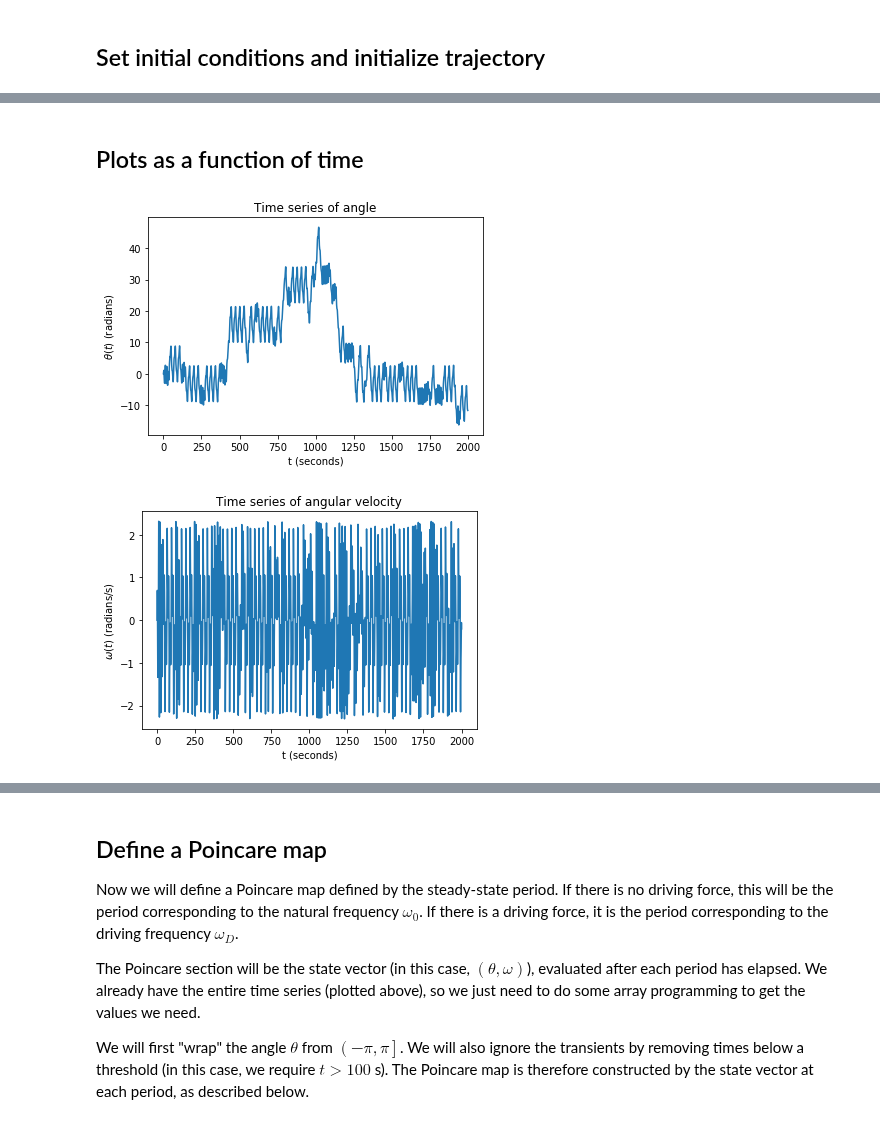
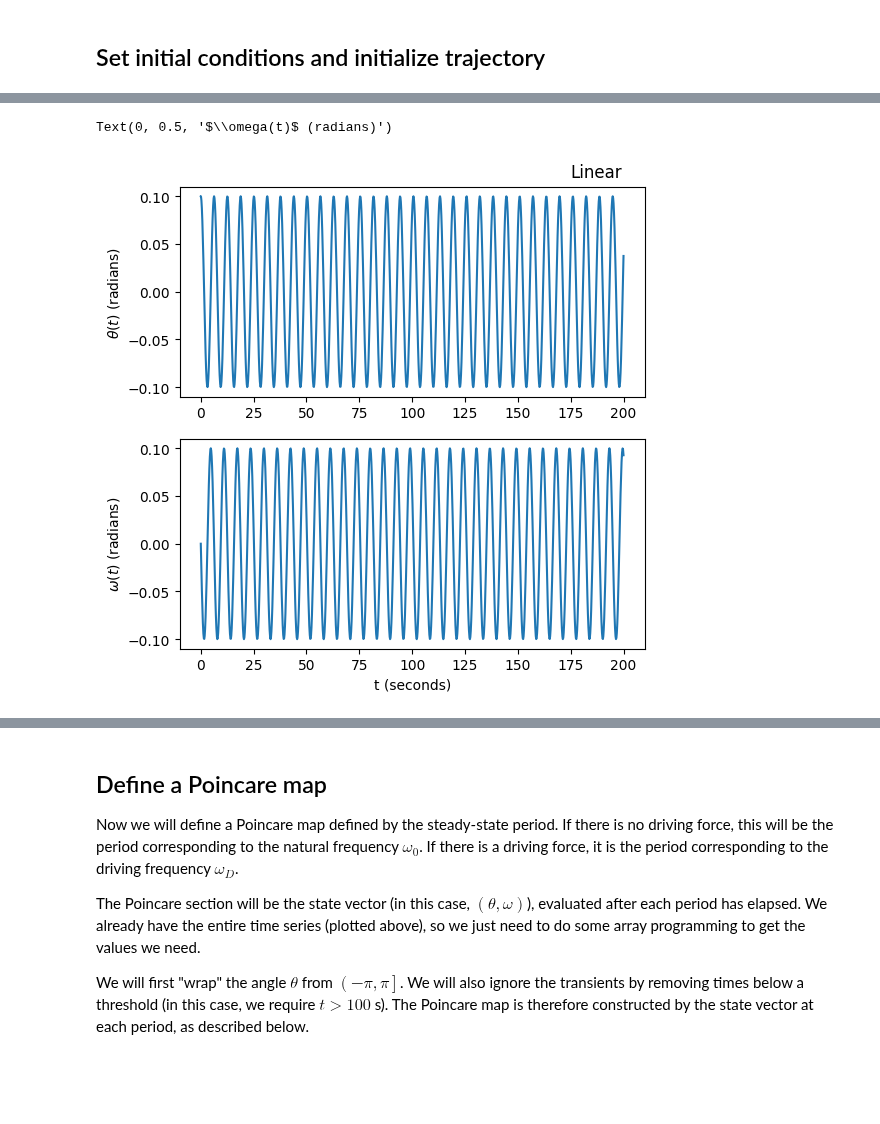
Before and after one commit to ubsuny/CompPhys, a Jupyter notebook: ODEs/pendulum_nonlinear.ipynb, the cells around one changed output, grey strips where cells are left out. Saved outputs shown, nothing was run; the diff lists cells and outputs as text; code cells hidden in the pictures; blank space fills up the shorter version.

```diff
--- a/ODEs/pendulum_nonlinear.ipynb
+++ b/ODEs/pendulum_nonlinear.ipynb
@@ -99,31 +147,37 @@ class Pendulum:
 # %%
-pendul = Pendulum(params_chaos)
+# Linear pendulum
+tmax = 200.
+theta_init = 0.1
+omega_init = 0.0
+method = "RK45"
+pendul["linear"] = Pendulum(
+    gamma = 0.0,
+    omega_0 = 1.0,
+    F_D = 0.0,
+    omega_D = 0.0
+)
 
-res = scipy.integrate.solve_ivp(fun=pendul,t_span=(0,pendul.tmax),
-                                y0=[pendul.theta_init, pendul.omega_init],
-                                vectorized=True,
-                                atol=1e-8,rtol=1e-6,
-                                method=pendul.method,
+res = scipy.integrate.solve_ivp(fun = pendul["linear"],
+                                t_span = (0., tmax),
+                                y0 = [theta_init, omega_init],
+                                vectorized = True,
+                                atol = 1e-8,
+                                rtol = 1e-6,
+                                method = method,
                                 first_step = 0.001)
-t = res.t
-states=res.y
-theta = states[0]
-omega = states[1]
+t["linear"] = res.t
+states["linear"] = res.y
+theta["linear"] = states["linear"][0]
+omega["linear"] = states["linear"][1]
-# %% [markdown]
-## Plots as a function of time
-# %%
-plt.plot(t,theta)
-plt.title(r"Time series of angle")
-plt.xlabel("t (seconds)")
-plt.ylabel(r"$\theta(t)$ (radians)")
-plt.show()
-# %% [output]
-[figure, removed]
-# %%
-plt.plot(t,omega)
-plt.title(r"Time series of angular velocity")
-plt.xlabel("t (seconds)")
-plt.ylabel(r"$\omega(t)$ (radians/s)")
-plt.show()
-# %% [output]
-[figure, removed]
+# %%
+fig, ax = plt.subplots(2, 1, figsize=(6, 6))
+ax[0].plot(t["linear"], theta["linear"])
+ax[0].set_ylabel(r"$\theta(t)$ (radians)")
+ax[0].text(175, 0.12, "Linear", size="large")
+
+ax[1].plot(t["linear"], omega["linear"])
+ax[1].set_xlabel("t (seconds)")
+ax[1].set_ylabel(r"$\omega(t)$ (radians)")
+# %% [output]
+Text(0, 0.5, '$\\omega(t)$ (radians)')
+[figure, added]
```
Also changed, not shown: parts of 26 cells of this notebook.
